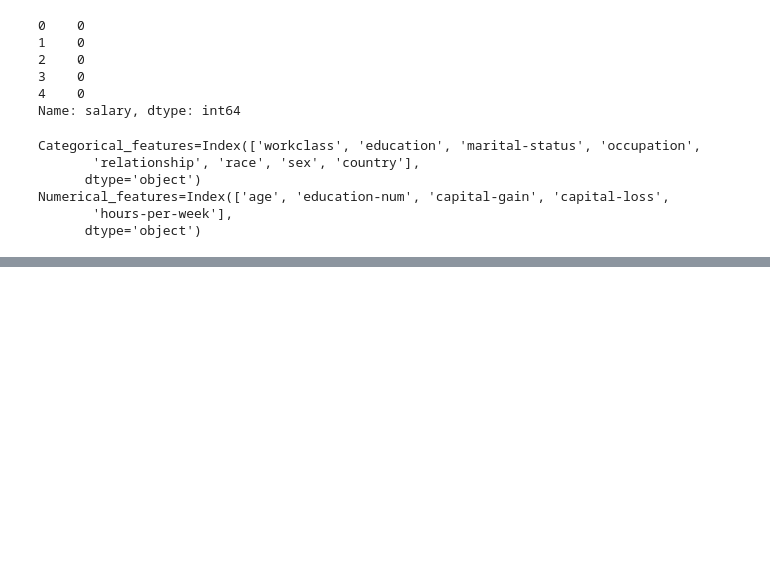
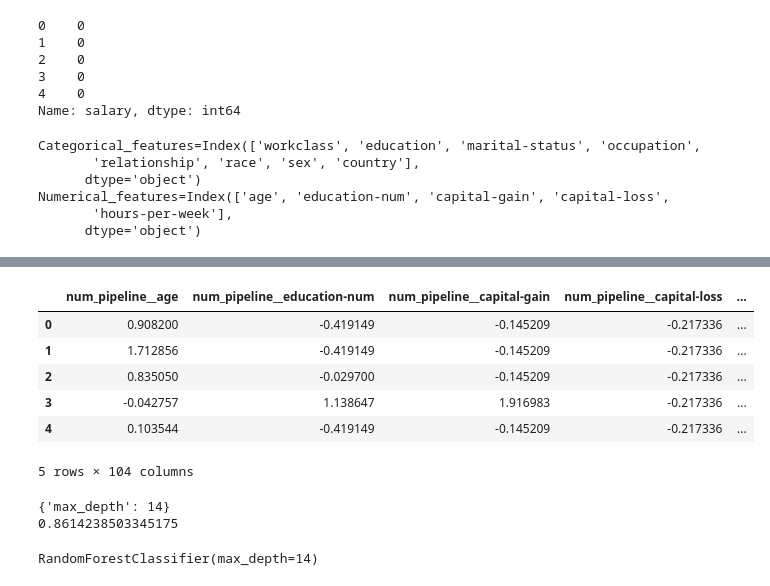
Before and after one commit to fhrt811/Income_Prediction, a Jupyter notebook: notebooks/model_trainer.ipynb, the cells around one changed output, grey strips where cells are left out. Saved outputs shown, nothing was run; the diff lists cells and outputs as text; code cells hidden in the pictures; blank space fills up the shorter version.

```diff
--- a/notebooks/model_trainer.ipynb
+++ b/notebooks/model_trainer.ipynb
@@ -107,0 +108,2 @@ AttributeError: Estimator Imputer does not provide get_feature_names_out. Did yo
+# %%
+X_test=pd.DataFrame(preprocessor.transform(X_test),columns=preprocessor.get_feature_names_out())
@@ -107,0 +120,27 @@ AttributeError: Estimator Imputer does not provide get_feature_names_out. Did yo
+# %%
+X_test.head()
+# %% [output]
+|  | num_pipeline__age | num_pipeline__education-num | num_pipeline__capital-gain | num_pipeline__capital-loss | ... |
+| 0 | 0.908200 | -0.419149 | -0.145209 | -0.217336 | ... |
+| 1 | 1.712856 | -0.419149 | -0.145209 | -0.217336 | ... |
+| 2 | 0.835050 | -0.029700 | -0.145209 | -0.217336 | ... |
+| 3 | -0.042757 | 1.138647 | 1.916983 | -0.217336 | ... |
+| 4 | 0.103544 | -0.419149 | -0.145209 | -0.217336 | ... |
+5 rows × 104 columns
+# %%
+from sklearn.ensemble import RandomForestClassifier
+
+rf=RandomForestClassifier()
+forest_params=[{'max_depth':list(range(5,15))}]
+clf=GridSearchCV(rf,forest_params,cv=5,scoring='accuracy')
+clf.fit(X_train,y_train)
+print(clf.best_params_)
+print(clf.best_score_)
+# %% [output]
+{'max_depth': 14}
+0.8614238503345175
+# %%
+best_clf=clf.best_estimator_
+best_clf.fit(X_train,y_train)
+# %% [output]
+RandomForestClassifier(max_depth=14)
```
Also changed, not shown: parts of 9 cells of this notebook, 6 other files.
